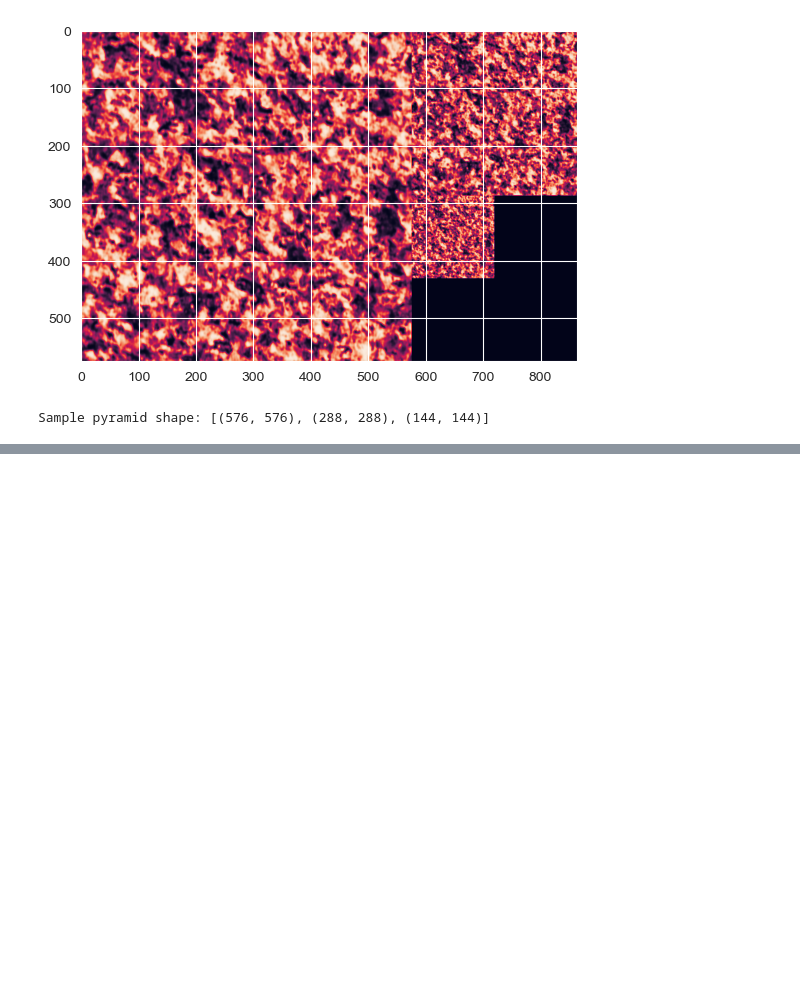
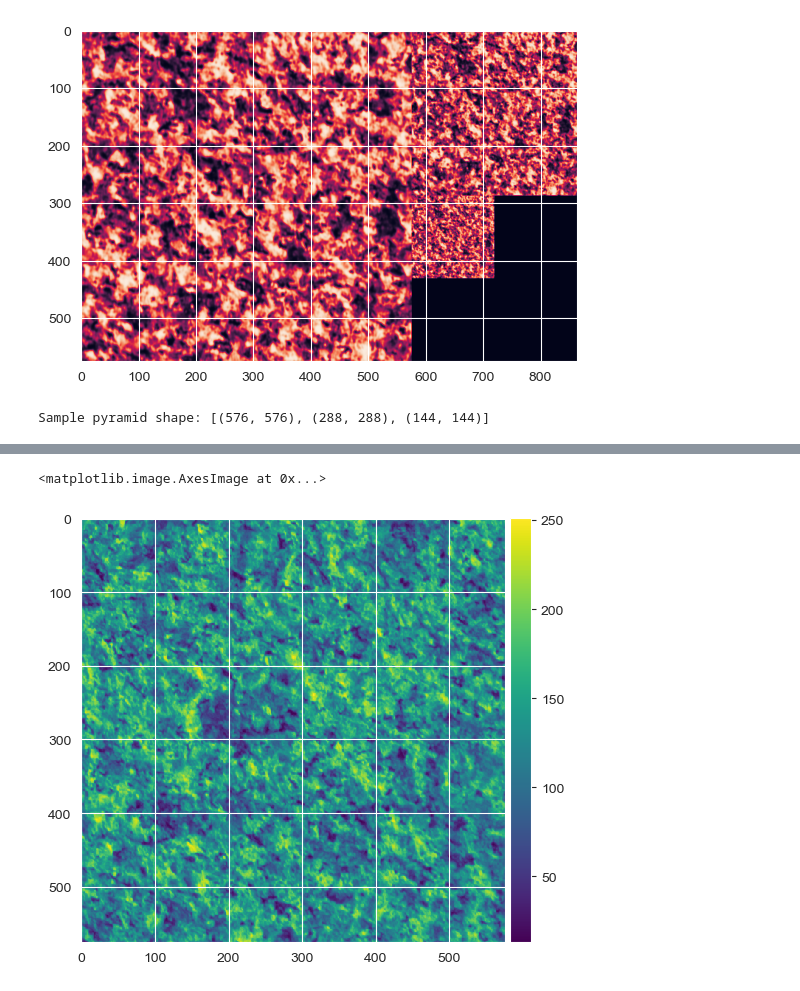
Before and after one commit to emiliamzz/Learning-Based-Comp-Vision, a Jupyter notebook: Assignment 2/a2_300018129_csi5341.ipynb, the cells around one changed output, grey strips where cells are left out. Saved outputs shown, nothing was run; the diff lists cells and outputs as text; code cells hidden in the pictures; blank space fills up the shorter version.

```diff
--- a/Assignment 2/a2_300018129_csi5341.ipynb
+++ b/Assignment 2/a2_300018129_csi5341.ipynb
@@ -321,0 +255,21 @@ for pyramid in pyramid_training_stone:
+# %%
+# A function to classify an image based on the distance from the function above
+# Distance should be as small as possible
+def classify(diff_canvas, diff_cushion, diff_linsseeds, diff_sand, diff_seat, diff_stone):
+    smallest = diff_canvas
+    cls = 0
+    if diff_cushion < smallest:
+        smallest = diff_cushion
+        cls = 1
+    if diff_linsseeds < smallest:
+        smallest = diff_linsseeds
+        cls = 2
+    if diff_sand < smallest:
+        smallest = diff_sand
+        cls = 3
+    if diff_seat < smallest:
+        smallest = diff_seat
+        cls = 4
+    if diff_stone < smallest:
+        cls = 5
+    return cls
@@ -321,0 +492,5 @@ for pyramid in pyramid_training_stone:
+# %%
+imshow(img)
+# %% [output]
+<matplotlib.image.AxesImage at 0x...>
+[figure, added]
```
Also changed, not shown: parts of 15 cells of this notebook.
